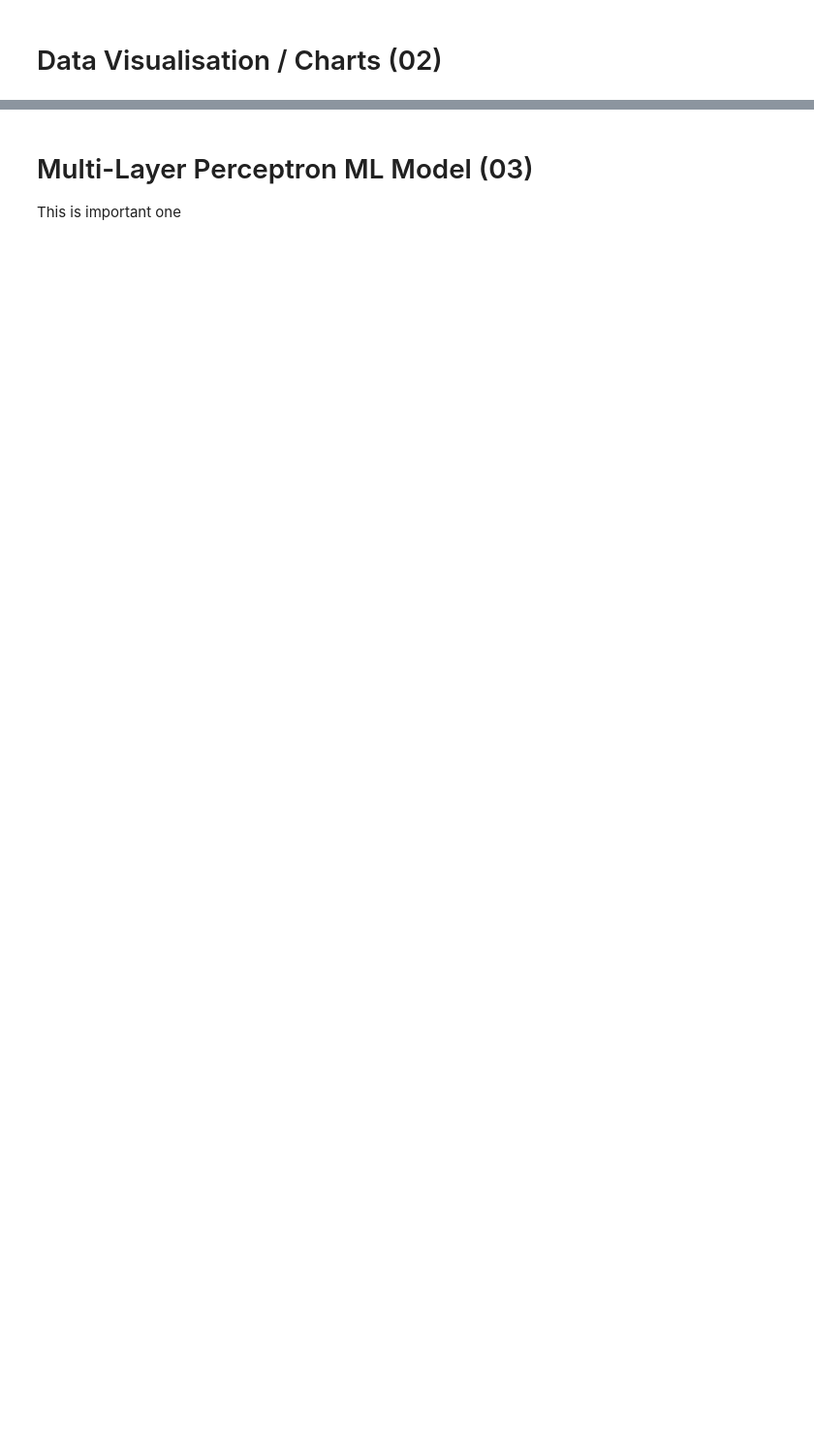
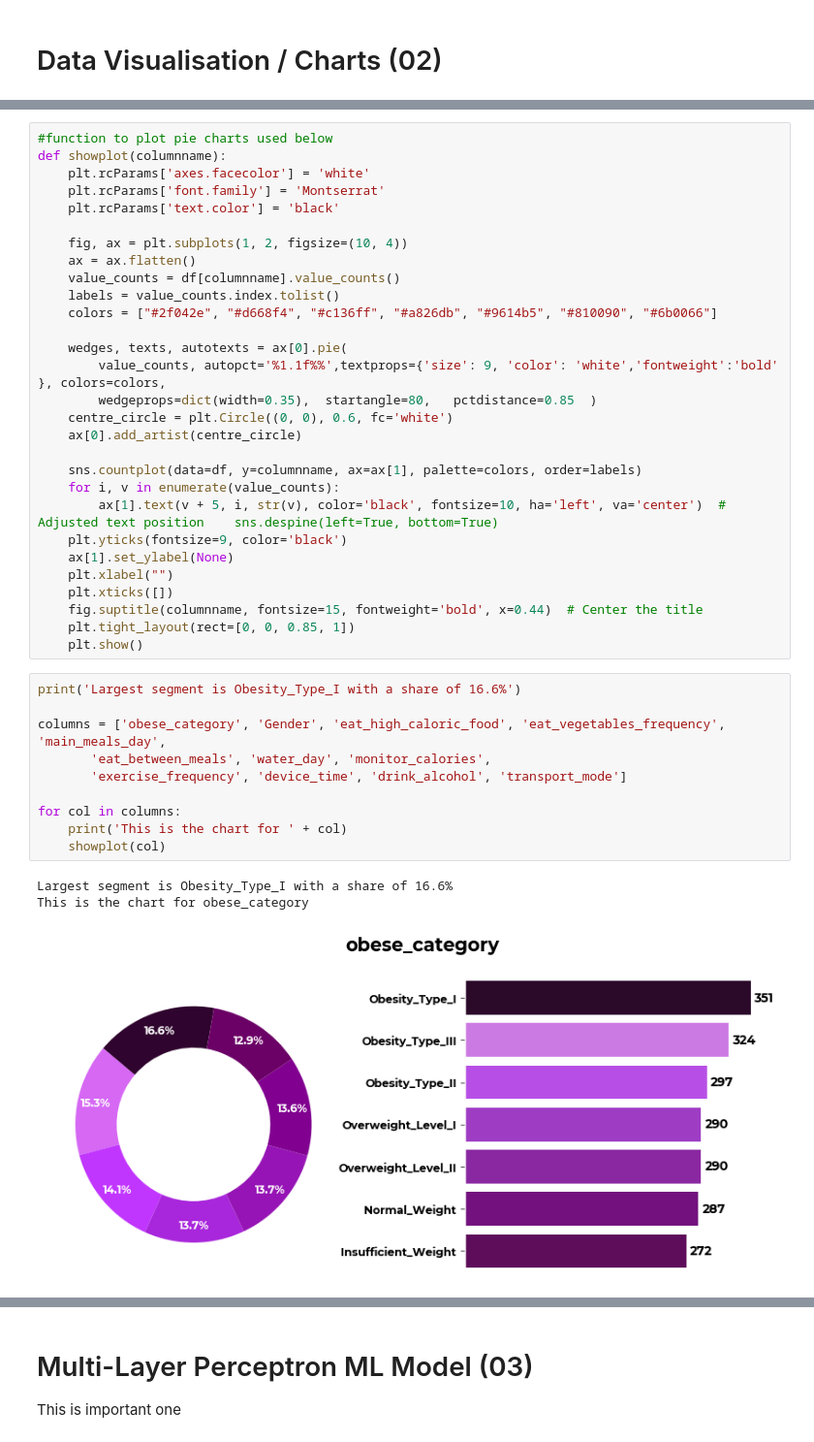
Before and after one commit to tomjoyce1/obesity, a Jupyter notebook: MASTER.ipynb, the cells around one changed output, grey strips where cells are left out. Shown at 97% size. Saved outputs shown, nothing was run; the diff lists cells and outputs as text; blank space fills up the shorter version.

```diff
--- a/MASTER.ipynb
+++ b/MASTER.ipynb
@@ -291,0 +301,43 @@ for col in columns:
+# %%
+#function to plot pie charts used below
+def showplot(columnname):
+    plt.rcParams['axes.facecolor'] = 'white'
+    plt.rcParams['font.family'] = 'Montserrat'
+    plt.rcParams['text.color'] = 'black'
+
+    fig, ax = plt.subplots(1, 2, figsize=(10, 4))
+    ax = ax.flatten()
+    value_counts = df[columnname].value_counts()
+    labels = value_counts.index.tolist()
+    colors = ["#2f042e", "#d668f4", "#c136ff", "#a826db", "#9614b5", "#810090", "#6b0066"]
+
+    wedges, texts, autotexts = ax[0].pie(
+        value_counts, autopct='%1.1f%%',textprops={'size': 9, 'color': 'white','fontweight':'bold' }, colors=colors,
+        wedgeprops=dict(width=0.35),  startangle=80,   pctdistance=0.85  )
+    centre_circle = plt.Circle((0, 0), 0.6, fc='white')
+    ax[0].add_artist(centre_circle)
+
+    sns.countplot(data=df, y=columnname, ax=ax[1], palette=colors, order=labels)
+    for i, v in enumerate(value_counts):
+        ax[1].text(v + 5, i, str(v), color='black', fontsize=10, ha='left', va='center')  # Adjusted text position    sns.despine(left=True, bottom=True)
+    plt.yticks(fontsize=9, color='black')
+    ax[1].set_ylabel(None)
+    plt.xlabel("")
+    plt.xticks([])
+    fig.suptitle(columnname, fontsize=15, fontweight='bold', x=0.44)  # Center the title
+    plt.tight_layout(rect=[0, 0, 0.85, 1])
+    plt.show()
+# %%
+print('Largest segment is Obesity_Type_I with a share of 16.6%')
+
+columns = ['obese_category', 'Gender', 'eat_high_caloric_food', 'eat_vegetables_frequency', 'main_meals_day',
+       'eat_between_meals', 'water_day', 'monitor_calories',
+       'exercise_frequency', 'device_time', 'drink_alcohol', 'transport_mode']
+
+for col in columns:
+    print('This is the chart for ' + col)
+    showplot(col)
+# %% [output]
+Largest segment is Obesity_Type_I with a share of 16.6%
+This is the chart for obese_category
+[figure, added]
```
Also changed, not shown: parts of 19 cells of this notebook.
